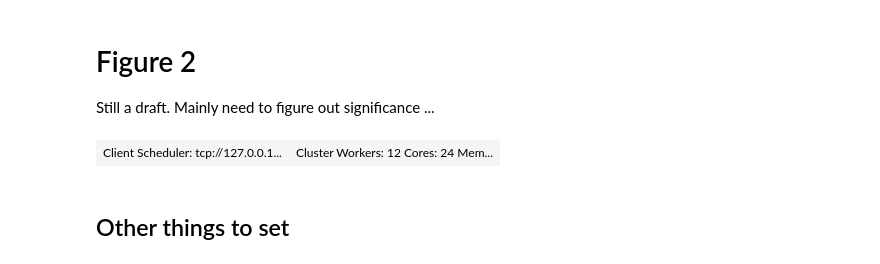
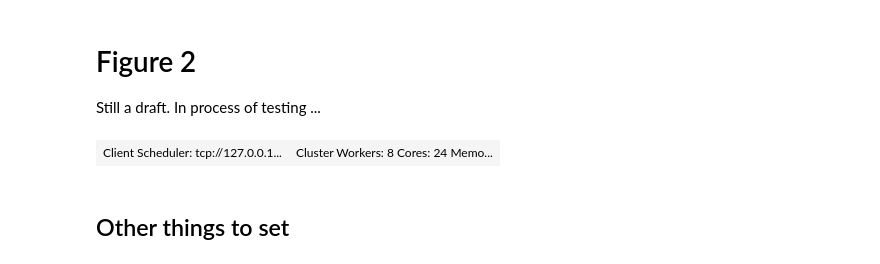
Before and after one commit to AndyHoggANU/OCCIPUT-analysis, a Jupyter notebook: notebooks/Figure2.ipynb, the cells around one changed output. Saved outputs shown, nothing was run; the diff lists cells and outputs as text; code cells hidden in the pictures.

Commit message:
testing significance in fig 2

```diff
--- a/notebooks/Figure2.ipynb
+++ b/notebooks/Figure2.ipynb
@@ -1,7 +1,7 @@
 # %% [markdown]
 # Figure 2
 
-Still a draft. Mainly need to figure out significance ...
+Still a draft. In process of testing ...
 # %%
 %matplotlib inline
 
@@ -16,10 +16,10 @@ import cartopy.feature as cft
 from scipy import stats
 from dask.distributed import Client
 # %%
-client = Client(n_workers=12)
+client = Client(n_workers=8)
 client
 # %% [output]
-| Client Scheduler: tcp://127.0.0.1... | Cluster Workers: 12 Cores: 24 Mem... |
+| Client Scheduler: tcp://127.0.0.1... | Cluster Workers: 8 Cores: 24 Memo... |
 # %%
 HardDisk = '/g/data/v45/amh157/OCCIPUT/'
 EnsembleDir = 'processed_eke/'
```
Also changed, not shown: parts of 19 cells of this notebook, 2 other files.
